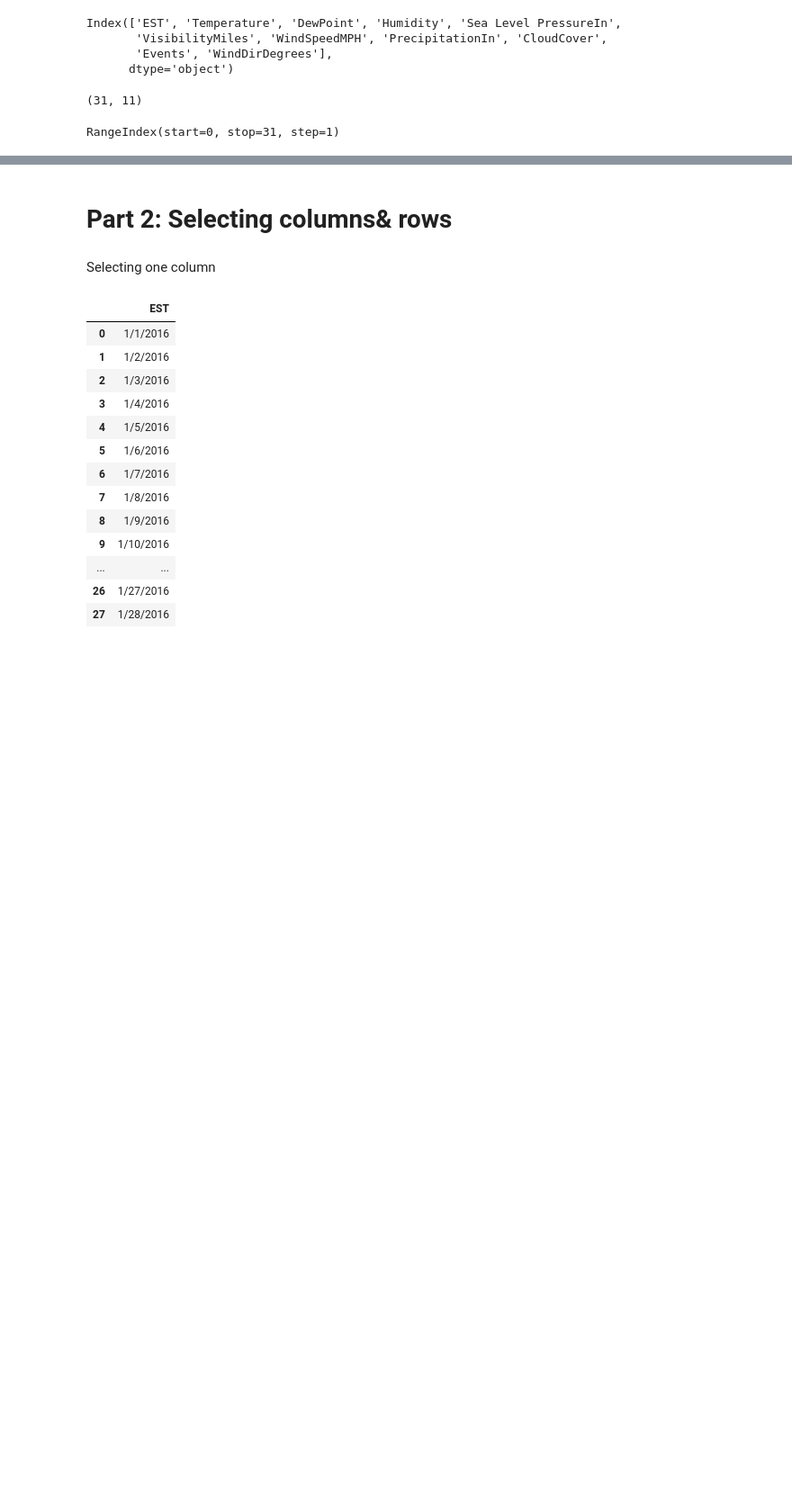
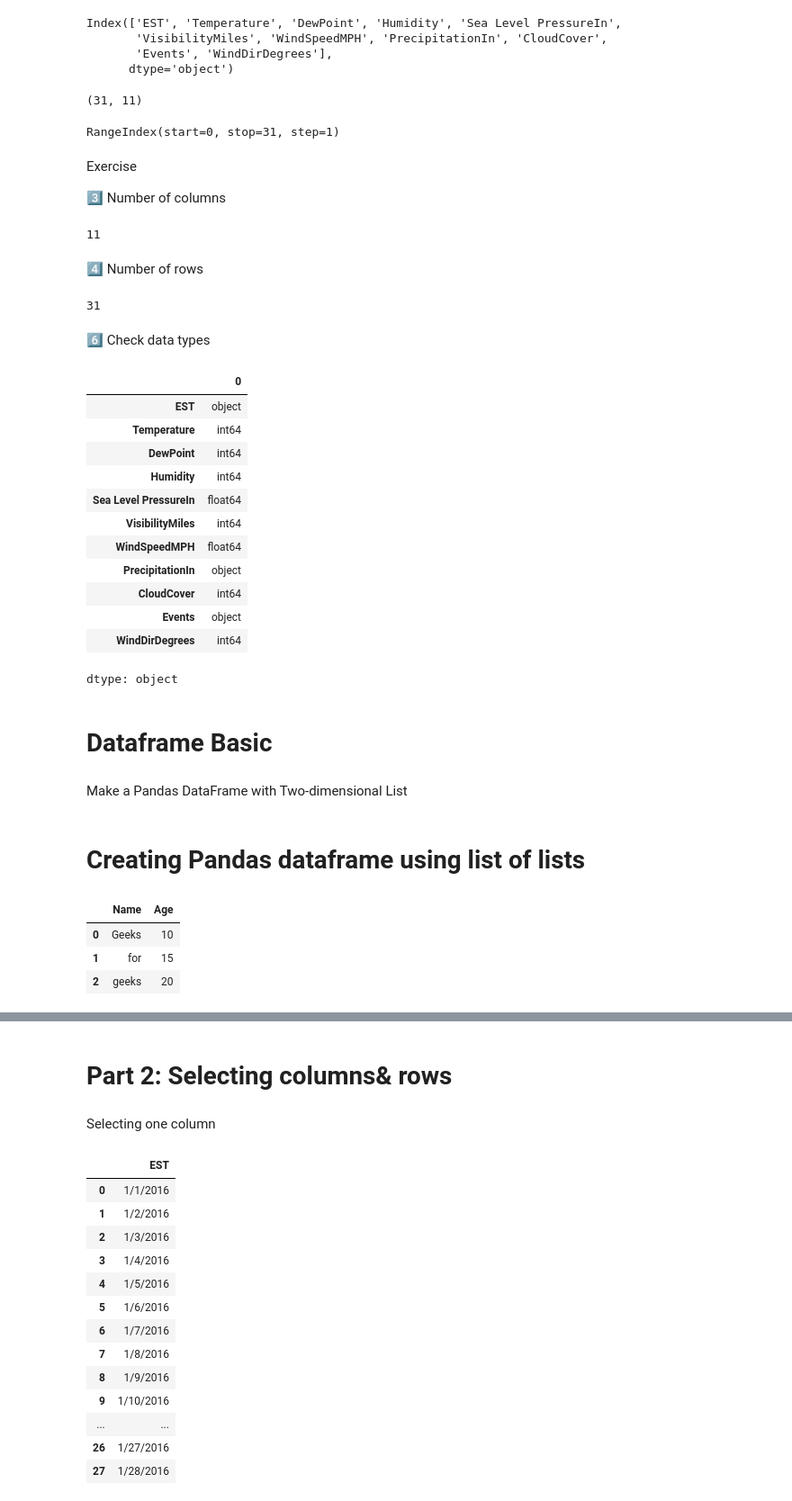
Before and after one commit to ngzhiwei517/Machine_Learning_Self-Learn, a Jupyter notebook: Pandas.ipynb, the cells around one changed output, grey strips where cells are left out. Shown at 90% size. Cells and saved outputs as stored; diff of their text form; code cells hidden in the pictures; blank space fills up the shorter version.

```diff
--- a/Pandas.ipynb
+++ b/Pandas.ipynb
@@ -95,3 +98,50 @@ df.shape #(row,columns)
 df.index
 # %% [output]
 RangeIndex(start=0, stop=31, step=1)
+# %% [markdown]
+Exercise
+
+3️⃣ Number of columns
+# %%
+df.shape[1]
+# %% [output]
+11
+# %% [markdown]
+4️⃣ Number of rows
+# %%
+df.shape[0]
+# %% [output]
+31
+# %% [markdown]
+6️⃣ Check data types
+# %%
+df.dtypes
+# %% [output]
+|  | 0 |
+| EST | object |
+| Temperature | int64 |
+| DewPoint | int64 |
+| Humidity | int64 |
+| Sea Level PressureIn | float64 |
+| VisibilityMiles | int64 |
+| WindSpeedMPH | float64 |
+| PrecipitationIn | object |
+| CloudCover | int64 |
+| Events | object |
+| WindDirDegrees | int64 |
+dtype: object
+# %% [markdown]
+# Dataframe Basic
+# %% [markdown]
+Make a Pandas DataFrame with Two-dimensional List
+# %% [markdown]
+# Creating Pandas dataframe using list of lists
+# %%
+data_2 = [['Geeks', 10], ['for', 15], ['geeks', 20]]
+new_df_2=pd.DataFrame(data_2,columns=['Name','Age'])
+new_df_2
+# %% [output]
+|  | Name | Age |
+| 0 | Geeks | 10 |
+| 1 | for | 15 |
+| 2 | geeks | 20 |
```
Also changed, not shown: parts of 37 cells of this notebook.
